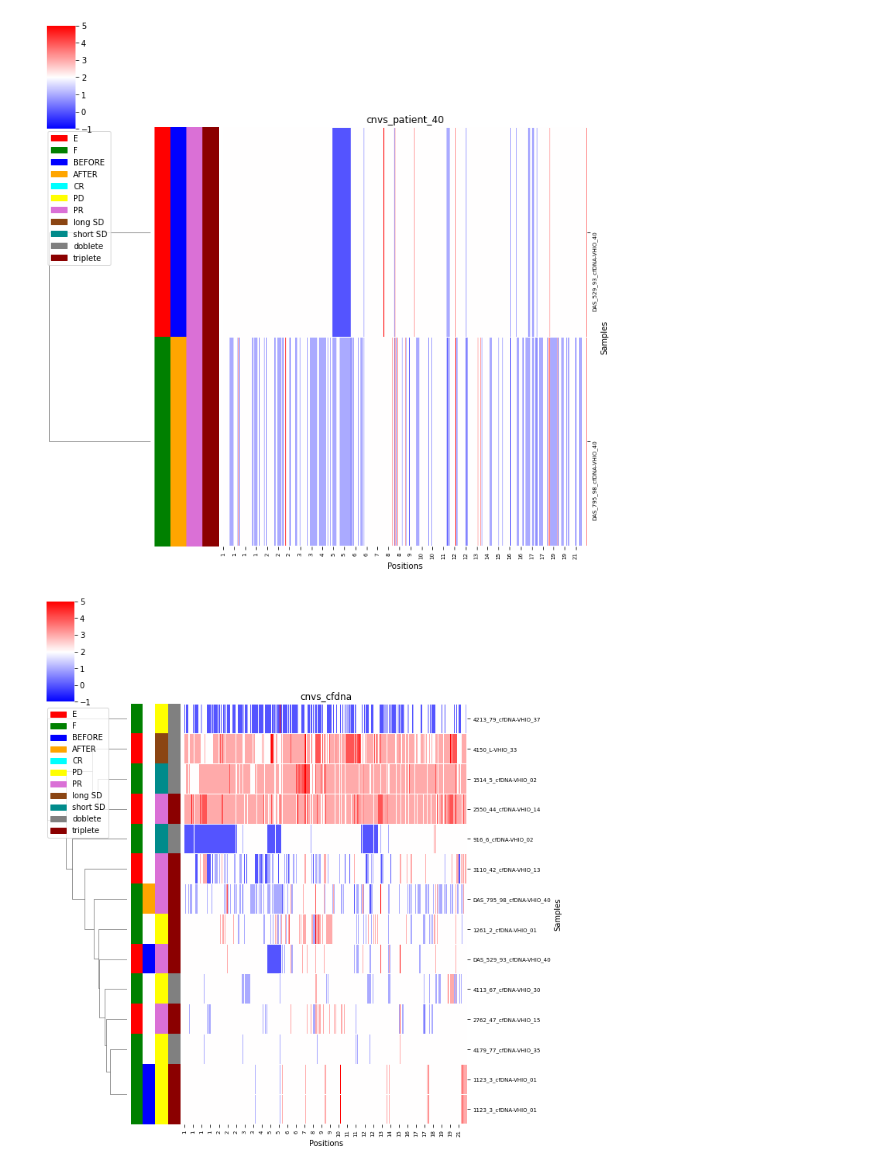
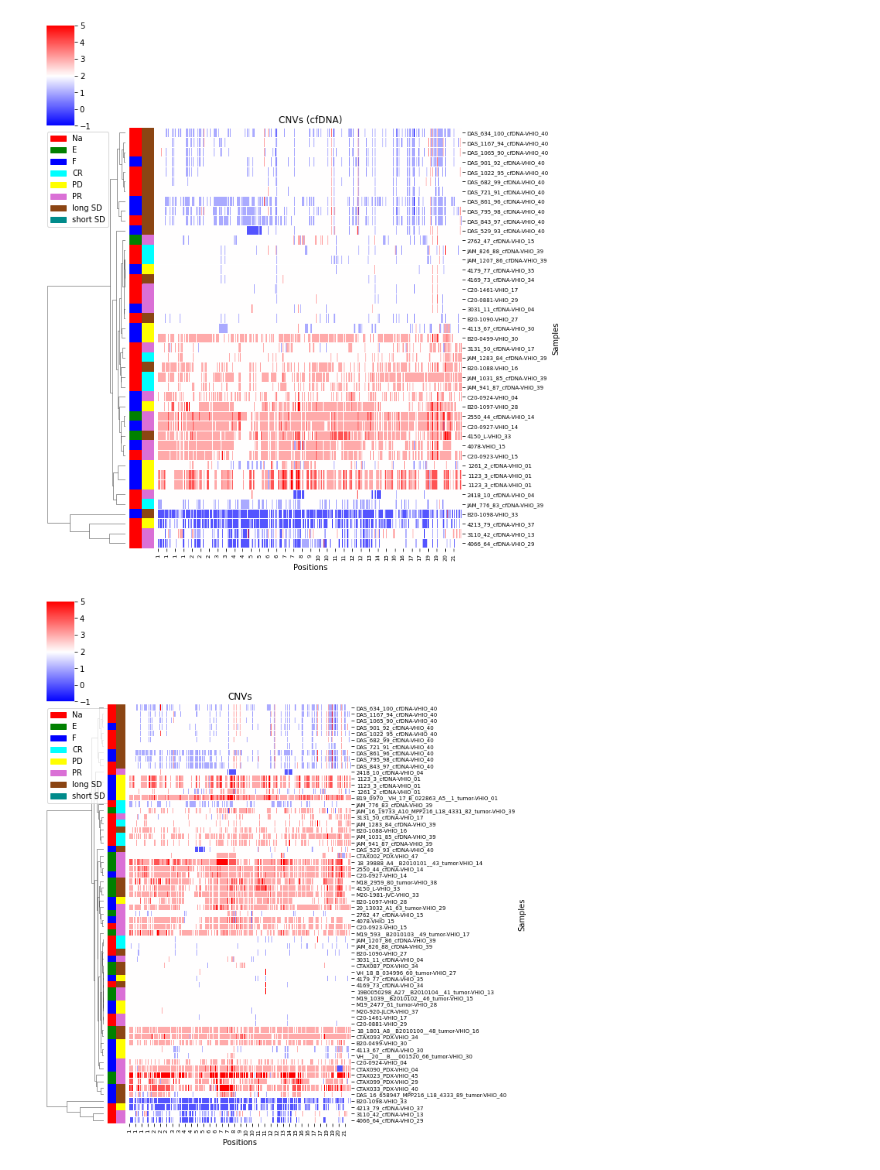
Before and after one commit to jfnavarro/scitron, a Jupyter notebook: analysis_cnvs.ipynb, the cells around one changed output. Cells and saved outputs as stored; diff of their text form; code cells hidden in the pictures.

```diff
--- a/analysis_cnvs.ipynb
+++ b/analysis_cnvs.ipynb
@@ -1,26 +1,28 @@
 # %%
 import pandas as pd
+
 cnvs = pd.read_csv('../analysis/merged_cnvs.txt', sep="\t", header=0, index_col=0, low_memory=False)
 cnvs_genes = pd.read_csv('../analysis/merged_cnvs_genes.txt', sep="\t", header=0, index_col=0)
+
+metasamples = pd.read_excel('../Metadata.xlsx')
+metasamples['SAMPLE_ID'] = metasamples['SAMPLE_ID'].astype(str)
+metasamples.index = [x.strip() for x in metasamples['SAMPLE_ID'] + '-' + metasamples['PATIENT_ID']]
 # %%
-metasamples = pd.read_excel('../Metadata.xlsx')
+# Keep only samples that are tumor-normal pair and labeled as included
+meta_filtered = metasamples.loc[(metasamples['INCLUDED'] == "Y")
+                                & (metasamples['TUMOR_ONLY'] == "No")
+                                & (metasamples['SAMPLE_TYPE'] != "gDNA"), :]
 
-# Keep only samples that are tumor-normal pair and labeled as included
-df = metasamples.loc[(metasamples['INCLUDED'] == "Y")
-                     & (metasamples['TUMOR_ONLY'] == "No")
-                     & (metasamples['SAMPLE_TYPE'] != "gDNA"),
-                     ['PATIENT_ID', 'SAMPLE_ID']]
-metasamples.index = metasamples['SAMPLE_ID']
-meta_filtered = metasamples.reindex(df['SAMPLE_ID'].tolist())
-SAMPLES = [x.strip() for x in df['SAMPLE_ID'] + '-' + df['PATIENT_ID']]
-meta_filtered.index = SAMPLES
 
-# Load CNVs and sort them by chromosome
-cnvs = cnvs.loc[:, cnvs.columns[0:3].to_list() + SAMPLES]
+# Filter CNVs and sort them by chromosome (remove X,Y chromosomes too)
+cnvs = cnvs.loc[:, cnvs.columns[0:3].to_list() + list(meta_filtered.index)]
 cnvs = cnvs.drop(['chrX', 'chrY'])
 cnvs.index = [x.replace('chr','') for x in cnvs.index]
 cnvs.index = cnvs.index.astype(int)
 cnvs = cnvs.sort_index()
+
+cnvs_genes = cnvs_genes.loc[:, list(meta_filtered.index)]
+cnvs_genes = cnvs_genes.loc[[x for x in cnvs_genes.index if ';' not in x], :]
 # %%
 import matplotlib
 from matplotlib import pyplot as plt
@@ -103,32 +111,29 @@ def plot_pca(x, y, colors, labels, title, filename):
               ncol=1, scatterpoints=1, fontsize=14)
     fig.savefig(filename)
 # %%
-patient_40 = meta_filtered[(meta_filtered['PATIENT_ID'] == 'VHIO_40')
-                           & (meta_filtered['SAMPLE_TYPE'] == "cfDNA")].index
-cnvs_40 = cnvs.loc[:, cnvs.columns[0:2].to_list() + patient_40.tolist()]
-data = cnvs_40.iloc[:,2:].transpose()
+cfdna_samples = meta_filtered[(meta_filtered['SAMPLE_TYPE'] == "cfDNA")].index
+cnvs_cfdna = cnvs.loc[:, cnvs.columns[0:2].to_list() + cfdna_samples.tolist()]
+data = cnvs_cfdna.iloc[:,2:].transpose()
 data[data == 'Na'] = np.nan
 data = data.astype('float')
 data = data.dropna(how='all', axis=0)
 data = data.dropna(how='all', axis=1)
 data[data > 5.0] = 5
 data = data.fillna(2)
-name = 'cnvs_patient_40'
+name = 'CNVs (cfDNA)'
 plot_heatmap(data, meta_filtered, name, name + "_scaled.pdf", False, True)
 # %% [output]
-[figure, old version]
+[figure, new version]
 # %%
-cfdna_samples = meta_filtered[(meta_filtered['SAMPLE_TYPE'] == "cfDNA")].index
-cnvs_cfdna = cnvs.loc[:, cnvs.columns[0:2].to_list() + cfdna_samples.tolist()]
-data = cnvs_cfdna.iloc[:,2:].transpose()
+data = cnvs.iloc[:,2:].transpose()
 data[data == 'Na'] = np.nan
 data = data.astype('float')
 data = data.dropna(how='all', axis=0)
 data = data.dropna(how='all', axis=1)
 data[data > 5.0] = 5
 data = data.fillna(2)
-name = 'cnvs_cfdna'
+name = 'CNVs'
 plot_heatmap(data, meta_filtered, name, name + "_scaled.pdf", False, True)
 # %% [output]
-[figure, old version]
+[figure, new version]
 # %%
```
Also changed, not shown: parts of 8 cells of this notebook, 15 other files.
